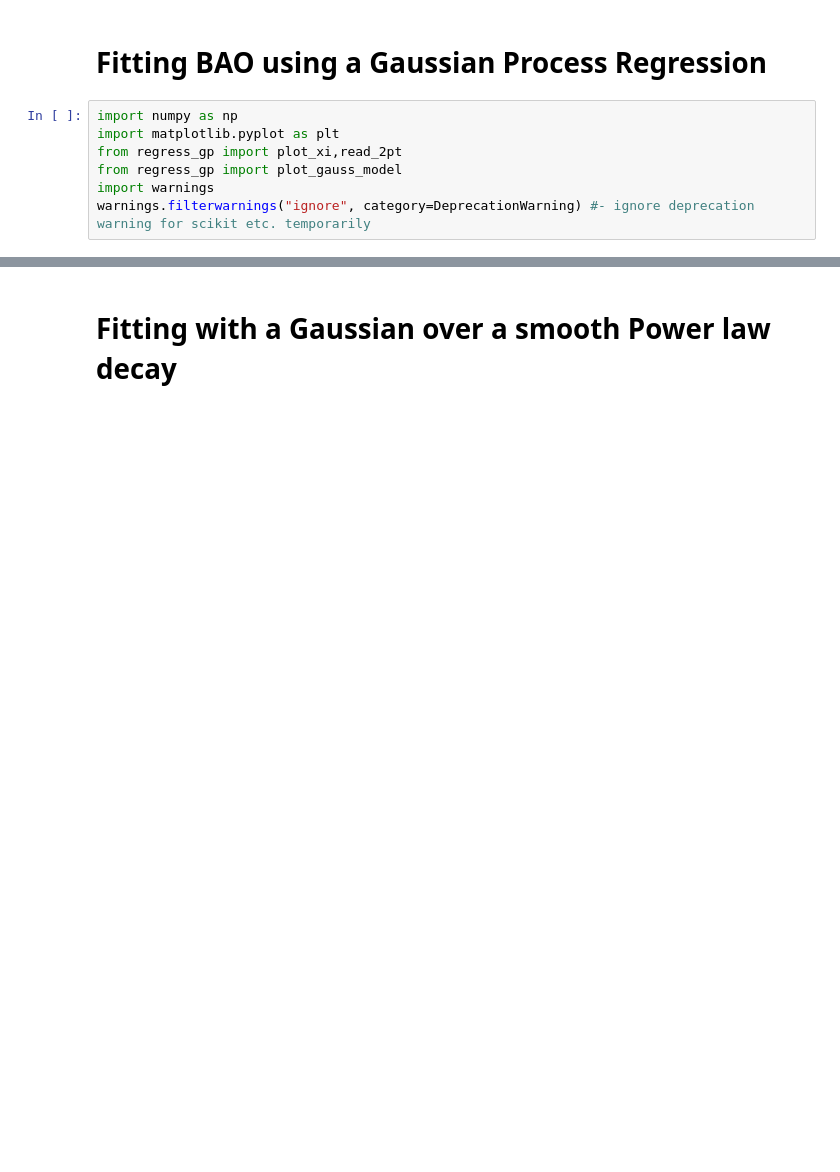
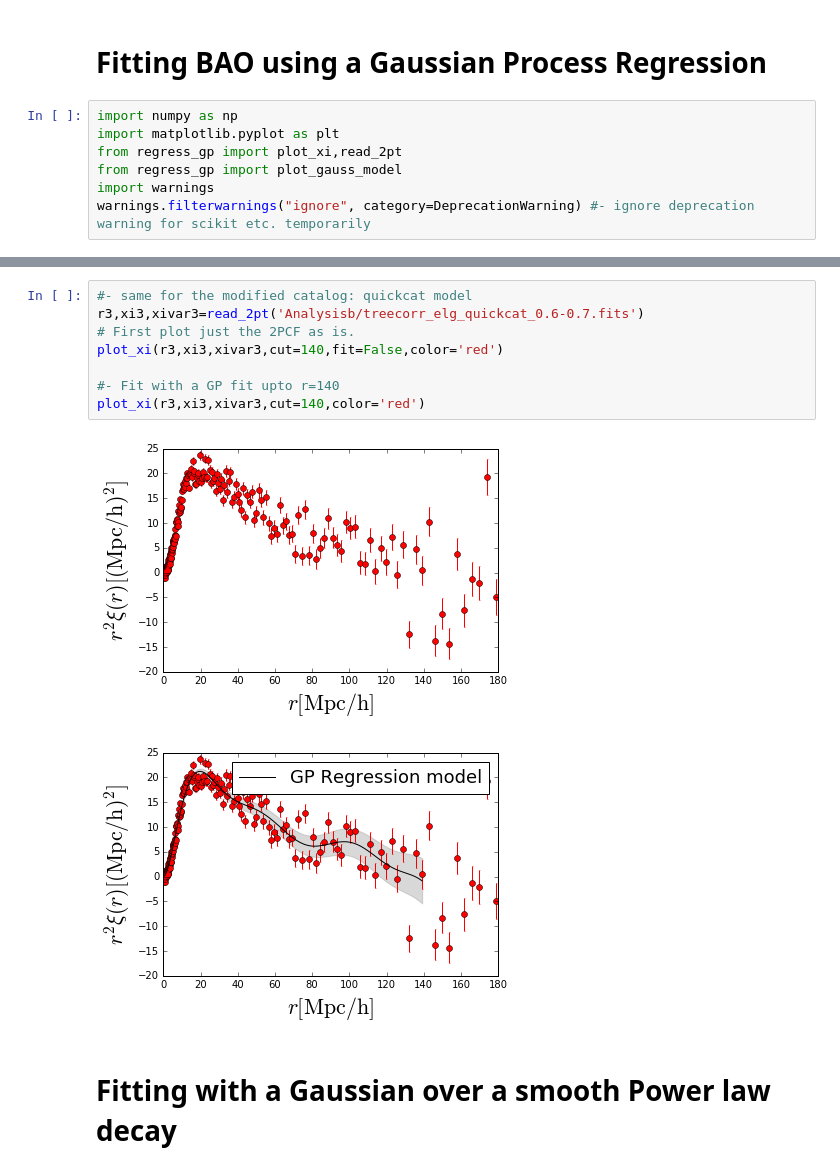
Before and after one commit to gdhungana/FitBAO, a Jupyter notebook: fitbao/fitbao.ipynb, the cells around one changed output, grey strips where cells are left out. Cells and saved outputs as stored; diff of their text form; blank space fills up the shorter version.

```diff
--- a/fitbao/fitbao.ipynb
+++ b/fitbao/fitbao.ipynb
@@ -32,3 +32,14 @@ plot_xi(r2,xi2,xivar2,cut=140,color='red')
+# %%
+#- same for the modified catalog: quickcat model
+r3,xi3,xivar3=read_2pt('Analysisb/treecorr_elg_quickcat_0.6-0.7.fits')
+# First plot just the 2PCF as is.
+plot_xi(r3,xi3,xivar3,cut=140,fit=False,color='red')
+
+#- Fit with a GP fit upto r=140
+plot_xi(r3,xi3,xivar3,cut=140,color='red')
+# %% [output]
+[figure, added]
+[figure, added]
 # %% [markdown]
 # Fitting with a Gaussian over a smooth Power law decay
 # %%
```
Also changed, not shown: parts of 3 cells of this notebook.
